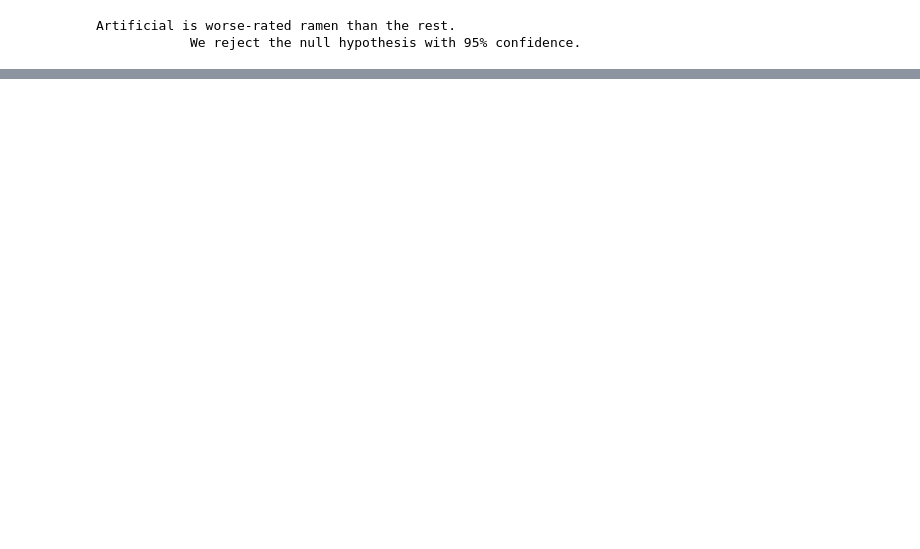
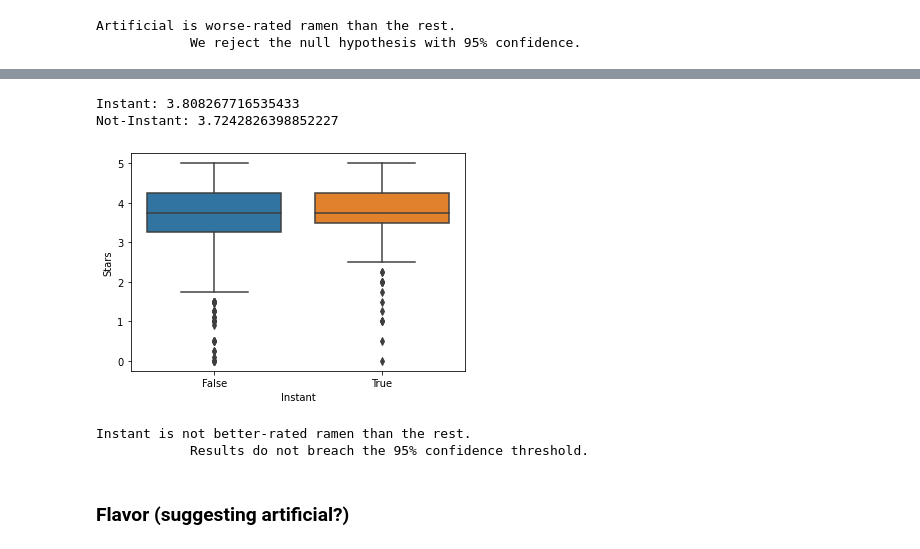
Before and after one commit to JacobPaxton/ramen-classification, a Jupyter notebook: draft_workspace.ipynb, the cells around one changed output, grey strips where cells are left out. Drawn from its saved outputs; the diff is of its cells as text; code cells hidden in the pictures; blank space fills up the shorter version.

```diff
--- a/draft_workspace.ipynb
+++ b/draft_workspace.ipynb
@@ -908,0 +925,27 @@ Artificial is worse-rated ramen than the rest.
+# %%
+print("Instant:", eng[eng.Instant].Stars.mean())
+print("Not-Instant:", eng[eng.Instant == False].Stars.mean())
+sns.boxplot(eng.Instant, eng.Stars)
+plt.show()
+# %% [output]
+Instant: 3.808267716535433
+Not-Instant: 3.7242826398852227
+[figure, added]
+# %%
+### Hypothesis Testing ###
+alpha = .05
+t, p = stats.mannwhitneyu(eng[eng.Instant == True].Stars,
+                          eng[eng.Instant == False].Stars,
+                          alternative='greater')
+
+if t > 0 and p < alpha:
+    print('Instant is better-rated ramen than the rest.\n\
+            We reject the null hypothesis with 95% confidence.')
+else:
+    print('Instant is not better-rated ramen than the rest.\n\
+            Results do not breach the 95% confidence threshold.')
+# %% [output]
+Instant is not better-rated ramen than the rest.
+            Results do not breach the 95% confidence threshold.
+# %% [markdown]
+### Flavor (suggesting artificial?)
```
Also changed, not shown: parts of 95 cells of this notebook.
